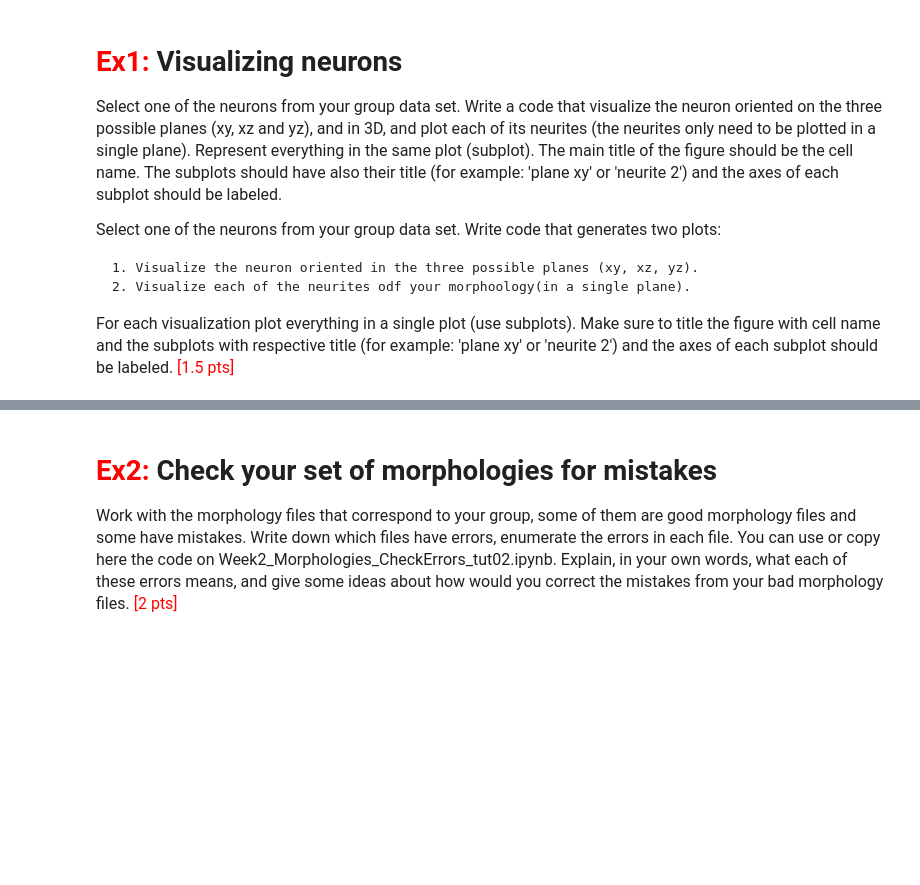
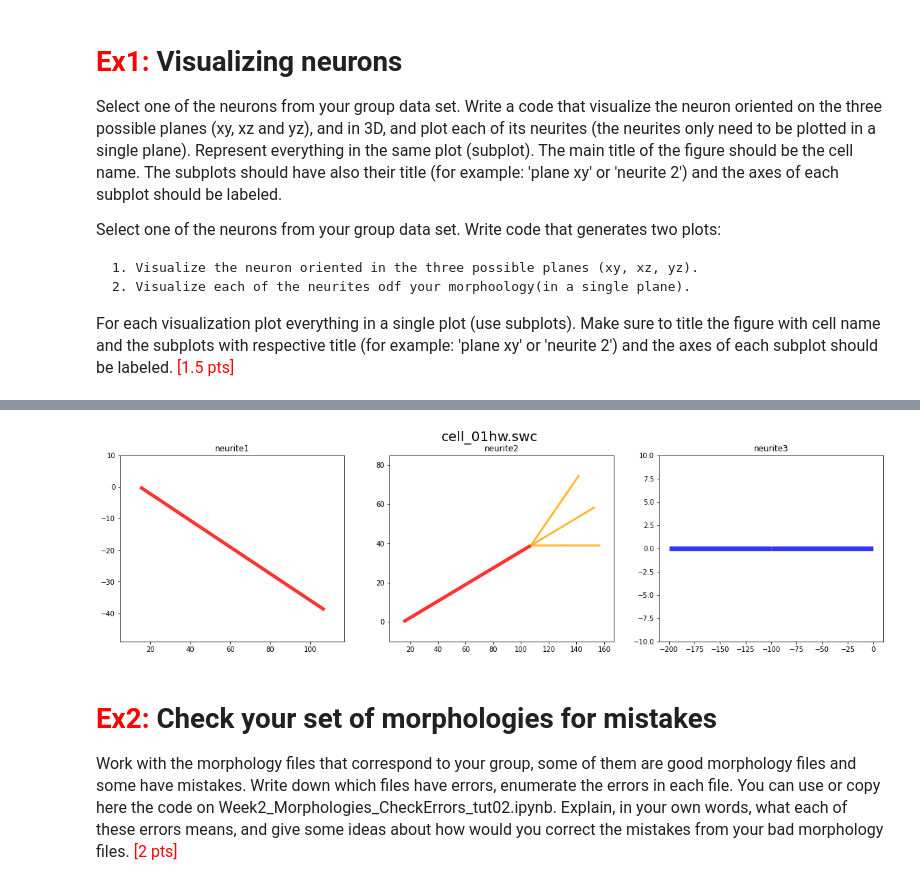
Before and after one commit to AlbrechtAlice/In-Silico-Neuroscience, a Jupyter notebook: Week2_HomeWorks.ipynb, the cells around one changed output, grey strips where cells are left out. Drawn from its saved outputs; the diff is of its cells as text; code cells hidden in the pictures; blank space fills up the shorter version.

```diff
--- a/Week2_HomeWorks.ipynb
+++ b/Week2_HomeWorks.ipynb
@@ -28,3 +121,26 @@ __IMPORTANT:__<font size = "3"> Exercises in <font color='red'>red</font> are ma
+# %%
+# plot neurites
+neurites = neuron.neurites
+# Plot each of the neurites separately
+N = len(neurites)
+
+# create N subplots, one for each neurite
+fig, axes = plt.subplots(1, N, figsize=(20, 5))  # figsize in inches (width, height)
+
+for i, neurite in enumerate(neurites):
+
+    # draw the neurite in the i-th subplot
+    # every time the function is called. The one that we created above will be used instead
+    view.plot_tree(neurite, ax=axes[i], plane="xy")
+    update_plot_limits(axes[i], white_space=10)
+
+    # remove the title for each subplot
+    axes[i].set_title("neurite"+str(i+1))
+
+# set a global title for the figure
+fig.suptitle(neuron.name, fontsize=20);
+# %% [output]
+[figure, added]
 # %% [markdown]
 # <font color= 'red'>Ex2:</font> Check your set of morphologies for mistakes
 
```
Also changed, not shown: parts of 5 cells of this notebook.
